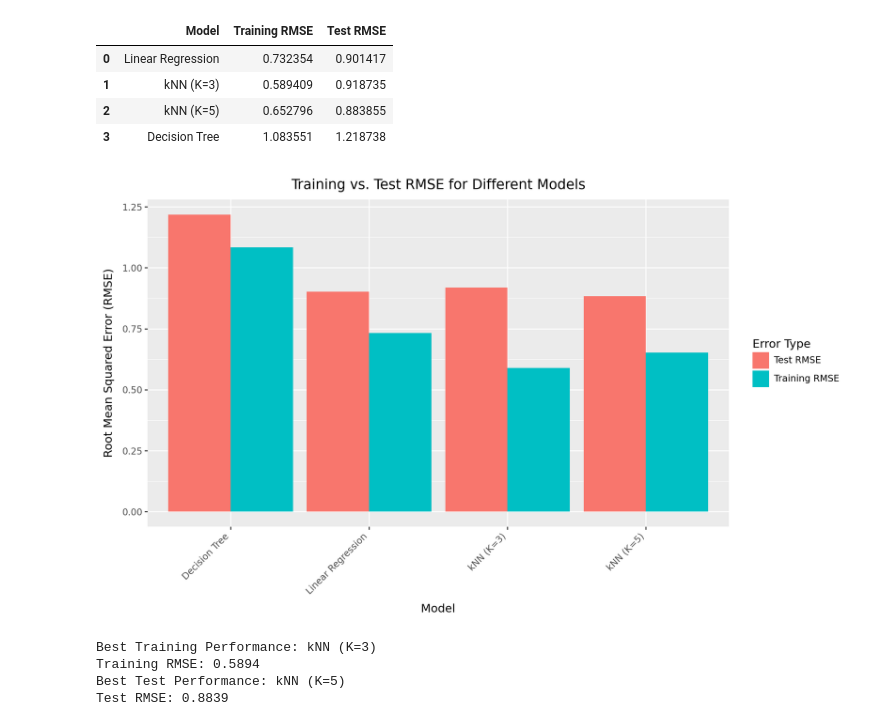
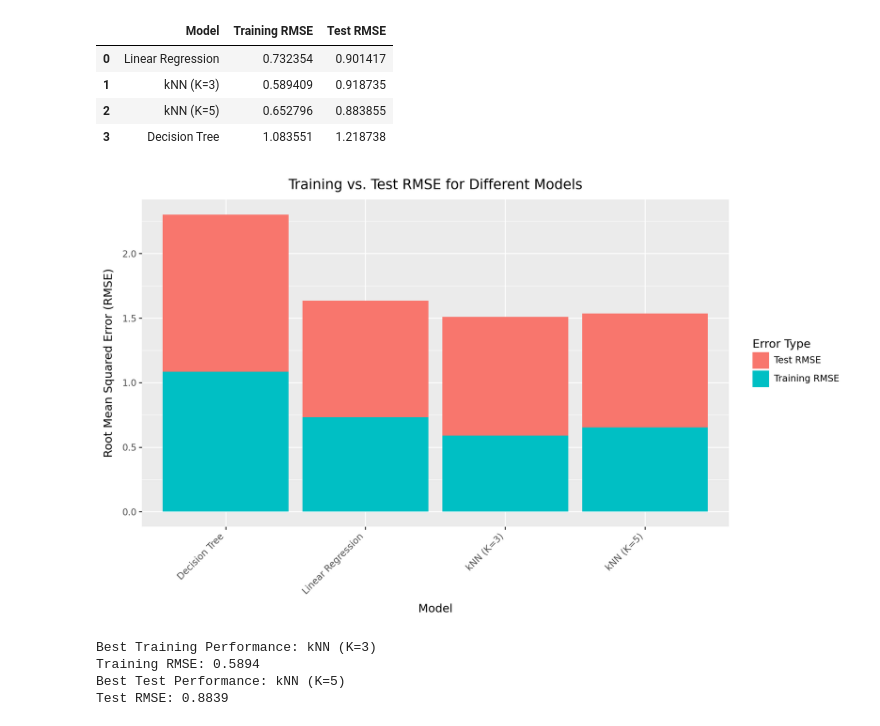
Before and after one commit to isabelleantaran/GSB-544-Projects, a Jupyter notebook: week8/Practice_Activity_kNN_and_Decision_Trees.ipynb, the cells around one changed output. Drawn from its saved outputs; the diff is of its cells as text; code cells hidden in the pictures.

```diff
--- a/week8/Practice_Activity_kNN_and_Decision_Trees.ipynb
+++ b/week8/Practice_Activity_kNN_and_Decision_Trees.ipynb
@@ -135,20 +136,20 @@ plot_df = results_df.melt(id_vars='Model', var_name='Error Type', value_name='RM
 # %%
 plot = (
     p9.ggplot(plot_df, p9.aes(x='Model', y='RMSE', fill='Error Type'))
-    + p9.geom_col(position='dodge')
+    + p9.geom_col()
     + p9.labs(
         title='Training vs. Test RMSE for Different Models',
         y='Root Mean Squared Error (RMSE)',
         x='Model'
     )
     + p9.theme(
         figure_size = (10, 6),
         axis_text_x = p9.element_text(rotation=45, ha='right')
     )
 )
 plot.show()
 # %% [output]
-[figure, old version]
+[figure, new version]
 # %%
 # Analysis: Model Comparison
 print(f"Best Training Performance: {results_df.loc[results_df['Training RMSE'].idxmin(), 'Model']}")
```
Also changed, not shown: parts of 1 cell of this notebook, 1 other file.
